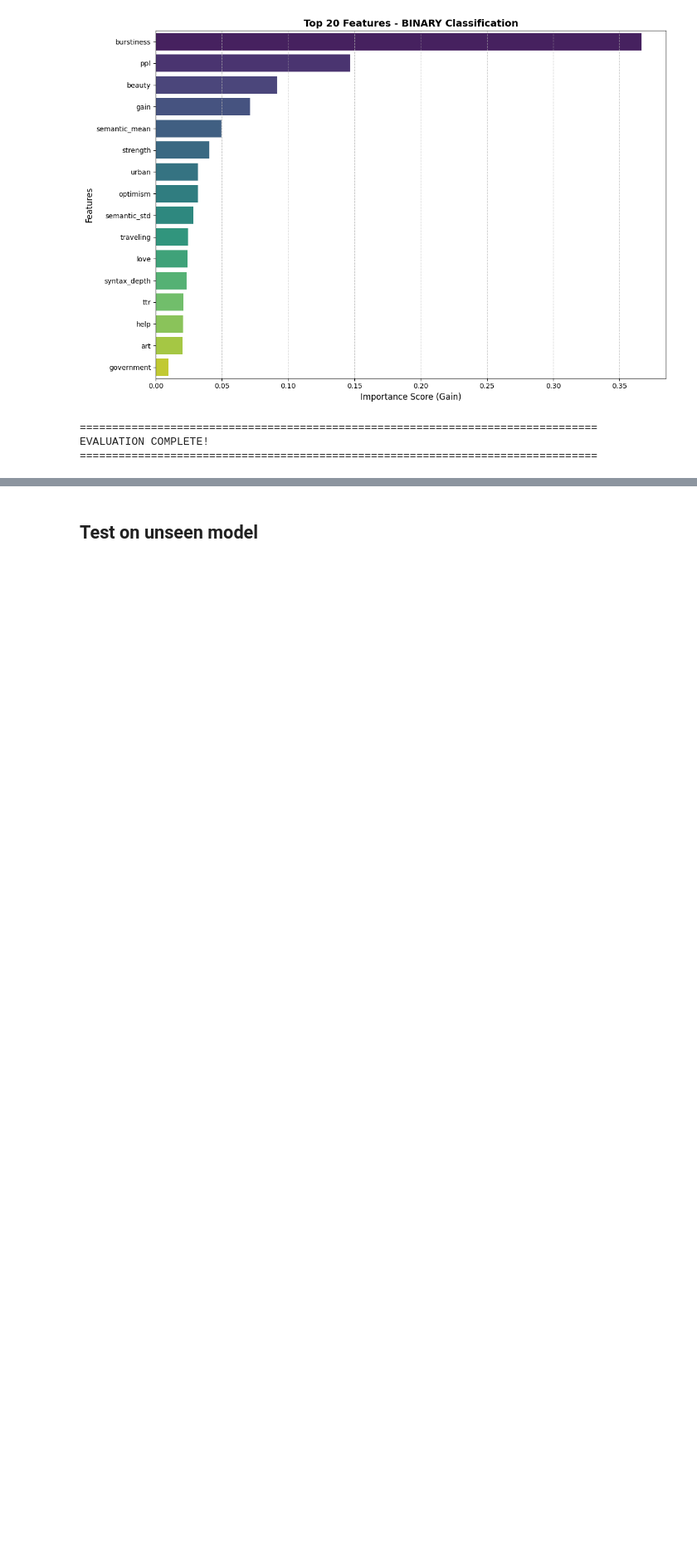
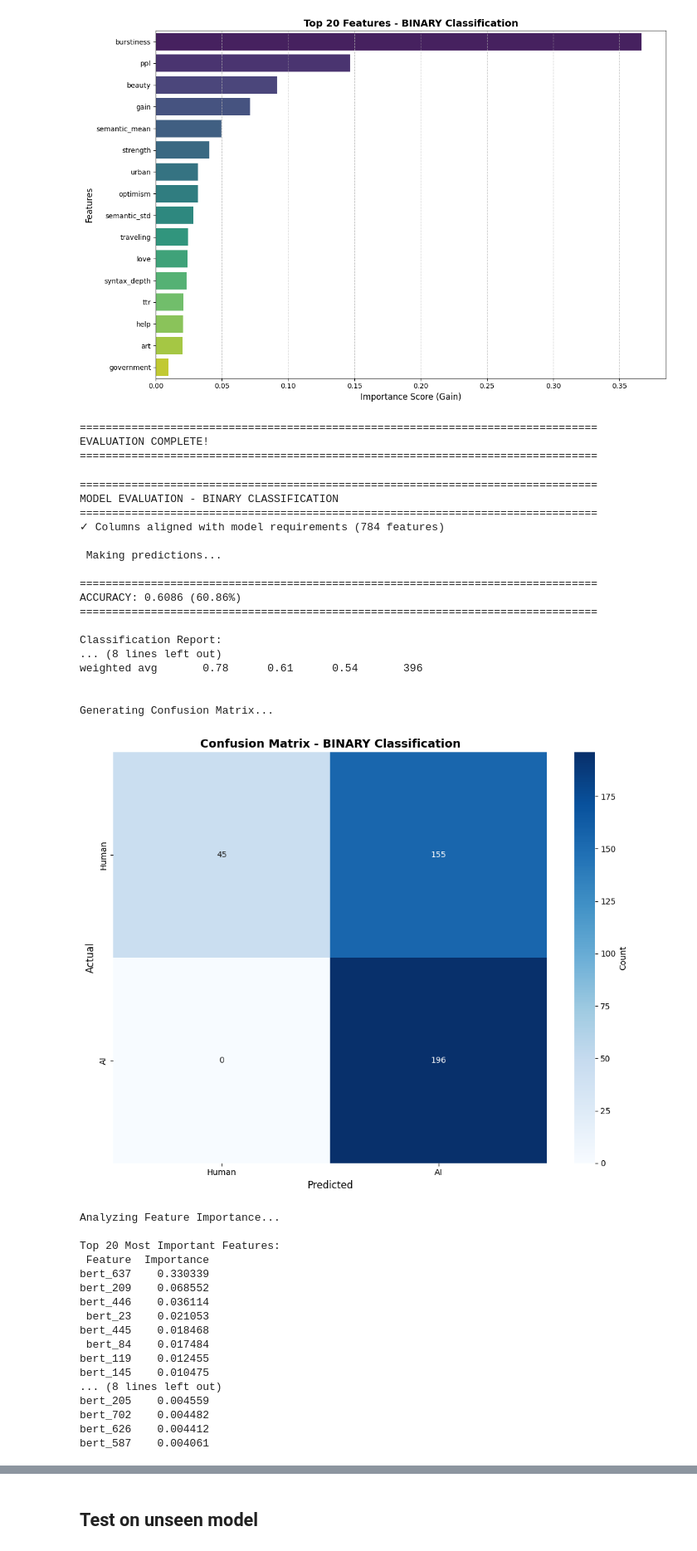
Before and after one commit to BaselCS/ai_text_detection, a Jupyter notebook: Evaluation/evaluation_utils.ipynb, the cells around one changed output, grey strips where cells are left out. Shown at 83% size. Drawn from its saved outputs; the diff is of its cells as text; code cells hidden in the pictures; blank space fills up the shorter version.

```diff
--- a/Evaluation/evaluation_utils.ipynb
+++ b/Evaluation/evaluation_utils.ipynb
@@ -468,32 +547,52 @@ EVALUATION COMPLETE!
 # %%
 # AI Detection With BERT Model Evaluation with cross-domain (Essay)
 results_crossdomain_essay_binary_bert = evaluate_model(
     model_path='../models/xgb_is_ai_with_BERT.pkl',
-    test_data_path='../data/MTG_Benchmark/Cross-Domain/Essay/DB_final.csv',
+    test_data_path='../data/MTG_Benchmark/Cross-Domain/Essay/DB_final_with_BERT.csv',
     binary_task=True,
     has_bert=True
 )
 
 # AI Detection With BERT Model Evaluation with cross-domain (WP)
 results_crossdomain_wp_binary_bert = evaluate_model(
     model_path='../models/xgb_is_ai_with_BERT.pkl',
-    test_data_path='../data/MTG_Benchmark/Cross-Domain/WP/DB_final.csv',
+    test_data_path='../data/MTG_Benchmark/Cross-Domain/WP/DB_final_with_BERT.csv',
     binary_task=True,
     has_bert=True
 )
-
-# Model classification with BERT on cross-domain data (Essay)
-results_crossdomain_essay_multiclass_bert = evaluate_model(
-    model_path='../models/xgb_classifier_with_BERT.pkl',
-    test_data_path='../data/MTG_Benchmark/Cross-Domain/Essay/DB_final.csv',
-    binary_task=False,
-    has_bert=True
-)
-
-# Model classification with BERT on cross-domain data (WP)
-results_crossdomain_wp_multiclass_bert = evaluate_model(
-    model_path='../models/xgb_classifier_with_BERT.pkl',
-    test_data_path='../data/MTG_Benchmark/Cross-Domain/WP/DB_final.csv',
-    binary_task=False,
-    has_bert=True
-)
+# %% [output]
+================================================================================
+MODEL EVALUATION - BINARY CLASSIFICATION
+================================================================================
+✓ Columns aligned with model requirements (784 features)
+
+ Making predictions...
+
+================================================================================
+ACCURACY: 0.6086 (60.86%)
+================================================================================
+
+Classification Report:
+... (8 lines left out)
+weighted avg       0.78      0.61      0.54       396
+
+
+Generating Confusion Matrix...
+[figure, added]
+Analyzing Feature Importance...
+
+Top 20 Most Important Features:
+ Feature  Importance
+bert_637    0.330339
+bert_209    0.068552
+bert_446    0.036114
+ bert_23    0.021053
+bert_445    0.018468
+ bert_84    0.017484
+bert_119    0.012455
+bert_145    0.010475
+... (8 lines left out)
+bert_205    0.004559
+bert_702    0.004482
+bert_626    0.004412
+bert_587    0.004061
```
Also changed, not shown: parts of 11 cells of this notebook, 2 other files.
